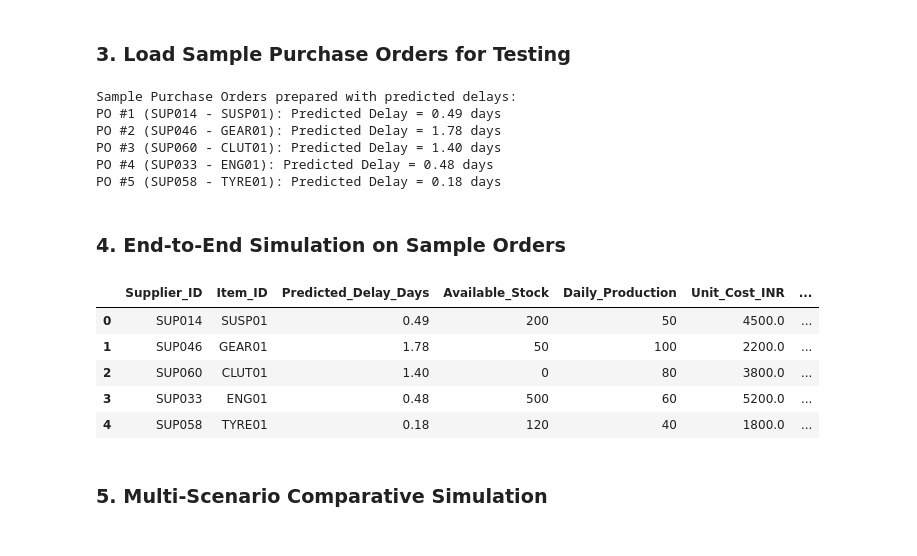
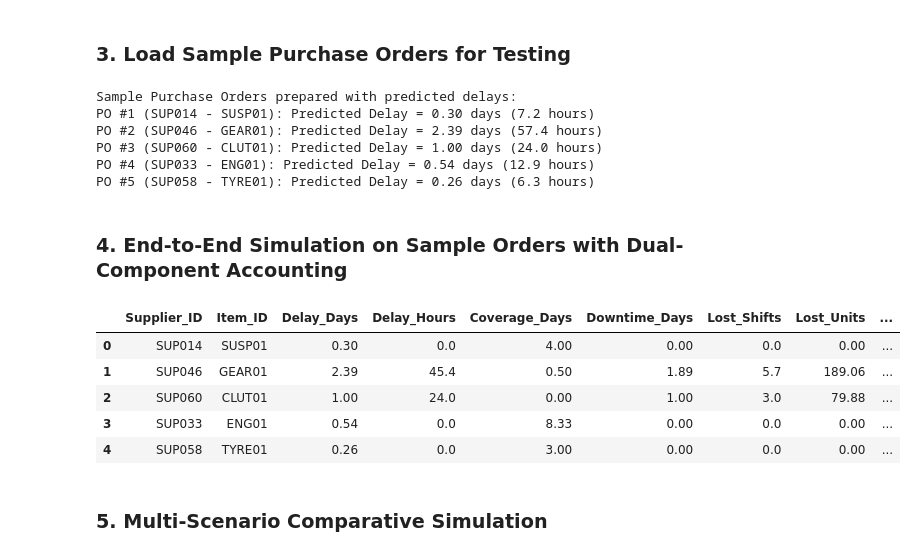
Before and after one commit to UV-Srs/ML, a Jupyter notebook: notebooks/09_Production_Loss_Analysis.ipynb, the cells around one changed output. Cells and saved outputs as stored; diff of their text form; code cells hidden in the pictures.

```diff
--- a/notebooks/09_Production_Loss_Analysis.ipynb
+++ b/notebooks/09_Production_Loss_Analysis.ipynb
@@ -94,69 +129,83 @@ history_df["Promised_Year"] = history_df["Promised_Date"].dt.year
 history_df["Promised_DayOfWeek"] = history_df["Promised_Date"].dt.dayofweek
 history_df["Calculated_Lead_Time"] = (history_df["Promised_Date"] - history_df["Order_Date"]).dt.days
 
+# Supply chain physics interaction features
+history_df["Transit_Velocity"] = history_df["Distance_KM"] / (history_df["Calculated_Lead_Time"] + 1.0)
+history_df["Volume_Stress"] = history_df["Quantity_Ordered"] / (history_df["Calculated_Lead_Time"] + 1.0)
+history_df["Cost_Per_KM"] = history_df["Shipping_Cost"] / (history_df["Distance_KM"] + 1.0)
+history_df["Lead_Time_Deficit"] = history_df["Calculated_Lead_Time"] - history_df["Order_Lead_Time_Days"]
+history_df["Is_Month_End_Rush"] = (history_df["Order_Day"] >= 25).astype(int)
+history_df["Is_Quarter_End_Rush"] = ((history_df["Order_Month"].isin([3, 6, 9, 12])) & (history_df["Order_Day"] >= 22)).astype(int)
+history_df["Is_Weekend_Order"] = history_df["Order_DayOfWeek"].isin([5, 6]).astype(int)
+history_df["Is_Weekend_Promised"] = history_df["Promised_DayOfWeek"].isin([5, 6]).astype(int)
+history_df["Month_Sin"] = np.sin(2 * np.pi * history_df["Order_Month"] / 12.0)
+history_df["Month_Cos"] = np.cos(2 * np.pi * history_df["Order_Month"] / 12.0)
+history_df["Supplier_Risk_Velocity"] = (100.0 - history_df["Supplier_History_Delivery_Rate"]) * history_df["Transit_Velocity"]
+
 exclude_cols = [
     "Shipment_ID", "Purchase_Order_ID", "Actual_Delivery_Date", "Actual_Delivery_Status",
-    "Expected_Delivery_Date", "Expected_Delay_Days", "Order_Date", "Promised_Date", "Actual_Delay_Days"
+    "Expected_Delivery_Date", "Expected_Delay_Days", "Order_Date", "Promised_Date", "Actual_Delay_Days", "Is_Delayed"
 ]
 X_sample = history_df[[c for c in history_df.columns if c not in exclude_cols]].head(5).copy()
 
 predicted_delays = np.maximum(delay_pipeline.predict(X_sample), 0)
 print("Sample Purchase Orders prepared with predicted delays:")
 for i, delay in enumerate(predicted_delays):
-    print(f"PO #{i+1} ({X_sample['Supplier_ID'].iloc[i]} - {X_sample['Item_ID'].iloc[i]}): Predicted Delay = {delay:.2f} days")
+    print(f"PO #{i+1} ({X_sample['Supplier_ID'].iloc[i]} - {X_sample['Item_ID'].iloc[i]}): Predicted Delay = {delay:.2f} days ({delay * 24.0:.1f} hours)")
 # %% [output]
 Sample Purchase Orders prepared with predicted delays:
-PO #1 (SUP014 - SUSP01): Predicted Delay = 0.49 days
-PO #2 (SUP046 - GEAR01): Predicted Delay = 1.78 days
-PO #3 (SUP060 - CLUT01): Predicted Delay = 1.40 days
-PO #4 (SUP033 - ENG01): Predicted Delay = 0.48 days
-PO #5 (SUP058 - TYRE01): Predicted Delay = 0.18 days
+PO #1 (SUP014 - SUSP01): Predicted Delay = 0.30 days (7.2 hours)
+PO #2 (SUP046 - GEAR01): Predicted Delay = 2.39 days (57.4 hours)
+PO #3 (SUP060 - CLUT01): Predicted Delay = 1.00 days (24.0 hours)
+PO #4 (SUP033 - ENG01): Predicted Delay = 0.54 days (12.9 hours)
+PO #5 (SUP058 - TYRE01): Predicted Delay = 0.26 days (6.3 hours)
 # %% [markdown]
-### 4. End-to-End Simulation on Sample Orders
+### 4. End-to-End Simulation on Sample Orders with Dual-Component Accounting
 # %%
-# Define factory production context for each sample order
 factory_contexts = [
-    {"Available_Stock": 200, "Daily_Production": 50, "Unit_Cost": 4500.0},
-    {"Available_Stock": 50,  "Daily_Production": 100, "Unit_Cost": 2200.0},
-    {"Available_Stock": 0,   "Daily_Production": 80,  "Unit_Cost": 3800.0},
-    {"Available_Stock": 500, "Daily_Production": 60,  "Unit_Cost": 5200.0},
-    {"Available_Stock": 120, "Daily_Production": 40,  "Unit_Cost": 1800.0}
+    {"Available_Stock": 200, "Daily_Production": 50, "Unit_Cost": 4500.0, "Fixed_Overhead": 25000.0},
+    {"Available_Stock": 50,  "Daily_Production": 100, "Unit_Cost": 2200.0, "Fixed_Overhead": 35000.0},
+    {"Available_Stock": 0,   "Daily_Production": 80,  "Unit_Cost": 3800.0, "Fixed_Overhead": 30000.0},
+    {"Available_Stock": 500, "Daily_Production": 60,  "Unit_Cost": 5200.0, "Fixed_Overhead": 40000.0},
+    {"Available_Stock": 120, "Daily_Production": 40,  "Unit_Cost": 1800.0, "Fixed_Overhead": 20000.0}
 ]
 
 results = []
 for i in range(len(X_sample)):
     ctx = factory_contexts[i]
     delay = predicted_delays[i]
-    loss_metrics = calculate_production_loss(
+    loss_metrics = calculate_production_loss_precision(
         predicted_delay_days=delay,
         available_stock=ctx["Available_Stock"],
         daily_production=ctx["Daily_Production"],
-        unit_cost=ctx["Unit_Cost"]
+        unit_cost=ctx["Unit_Cost"],
+        daily_fixed_overhead=ctx["Fixed_Overhead"]
     )
 
     results.append({
         "Supplier_ID": X_sample["Supplier_ID"].iloc[i],
         "Item_ID": X_sample["Item_ID"].iloc[i],
-        "Predicted_Delay_Days": round(delay, 2),
-        "Available_Stock": ctx["Available_Stock"],
-        "Daily_Production": ctx["Daily_Production"],
-        "Unit_Cost_INR": ctx["Unit_Cost"],
+        "Delay_Days": round(delay, 2),
+        "Delay_Hours": loss_metrics["Production_Downtime_Hours"],
         "Coverage_Days": loss_metrics["Stock_Coverage_Days"],
         "Downtime_Days": loss_metrics["Production_Downtime_Days"],
+        "Lost_Shifts": loss_metrics["Lost_Shifts_8h"],
         "Lost_Units": loss_metrics["Lost_Production_Units"],
-        "Financial_Loss_INR": loss_metrics["Total_Production_Loss"],
-        "Stockout_Risk": loss_metrics["Status"]
+        "Direct_Loss_INR": loss_metrics["Direct_Product_Loss"],
+        "Line_Overhead_INR": loss_metrics["Fixed_Overhead_Loss"],
+        "Total_Loss_INR": loss_metrics["Total_Production_Loss"],
+        "Risk_Tier": loss_metrics["Risk_Tier"]
     })
 
 results_df = pd.DataFrame(results)
 display(results_df)
 # %% [output]
-|  | Supplier_ID | Item_ID | Predicted_Delay_Days | Available_Stock | Daily_Production | Unit_Cost_INR | ... |
-| 0 | SUP014 | SUSP01 | 0.49 | 200 | 50 | 4500.0 | ... |
-| 1 | SUP046 | GEAR01 | 1.78 | 50 | 100 | 2200.0 | ... |
-| 2 | SUP060 | CLUT01 | 1.40 | 0 | 80 | 3800.0 | ... |
-| 3 | SUP033 | ENG01 | 0.48 | 500 | 60 | 5200.0 | ... |
-| 4 | SUP058 | TYRE01 | 0.18 | 120 | 40 | 1800.0 | ... |
+|  | Supplier_ID | Item_ID | Delay_Days | Delay_Hours | Coverage_Days | Downtime_Days | Lost_Shifts | Lost_Units | ... |
+| 0 | SUP014 | SUSP01 | 0.30 | 0.0 | 4.00 | 0.00 | 0.0 | 0.00 | ... |
+| 1 | SUP046 | GEAR01 | 2.39 | 45.4 | 0.50 | 1.89 | 5.7 | 189.06 | ... |
+| 2 | SUP060 | CLUT01 | 1.00 | 24.0 | 0.00 | 1.00 | 3.0 | 79.88 | ... |
+| 3 | SUP033 | ENG01 | 0.54 | 0.0 | 8.33 | 0.00 | 0.0 | 0.00 | ... |
+| 4 | SUP058 | TYRE01 | 0.26 | 0.0 | 3.00 | 0.00 | 0.0 | 0.00 | ... |
 # %% [markdown]
 ### 5. Multi-Scenario Comparative Simulation
 # %%
```
Also changed, not shown: parts of 11 cells of this notebook, 5 other files.
